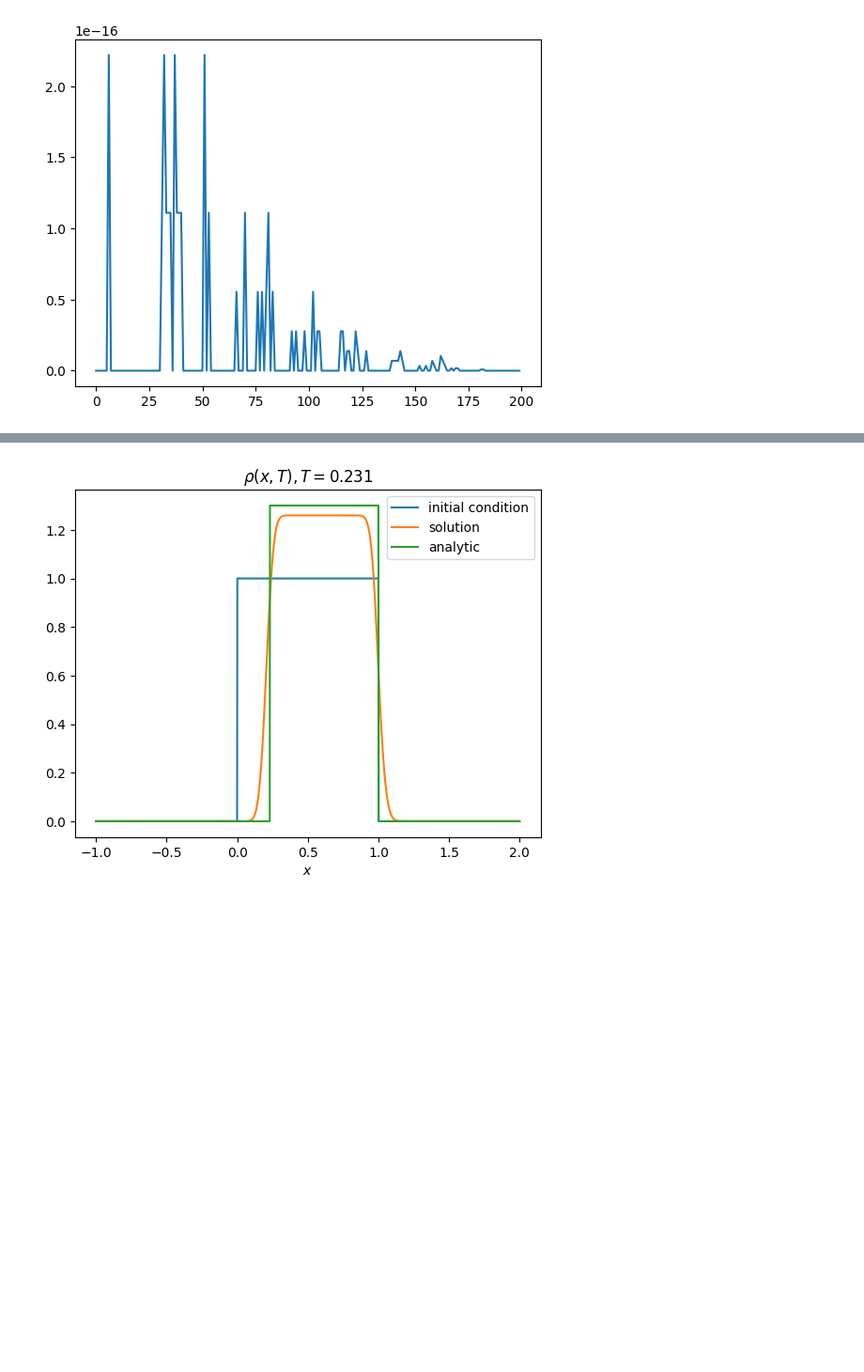
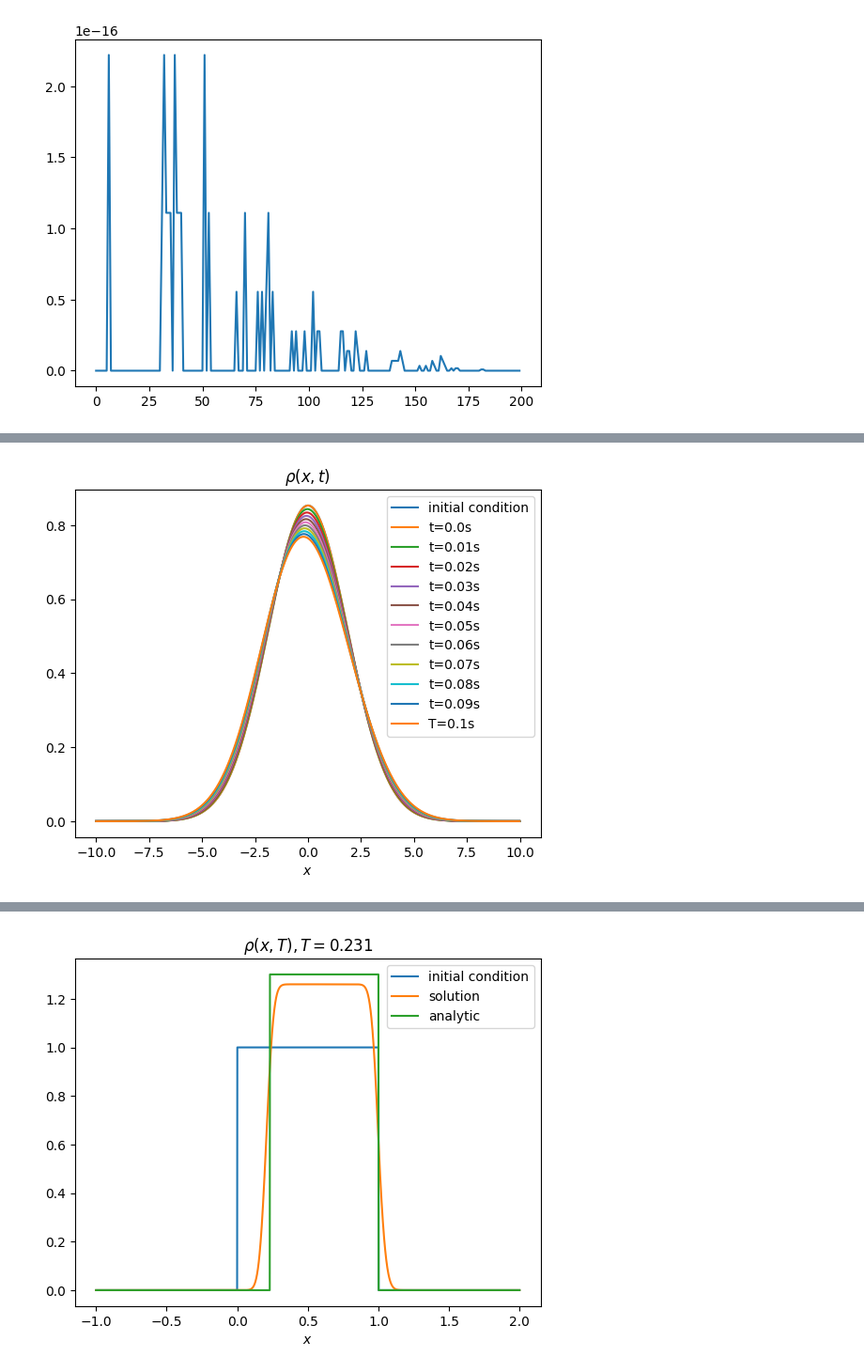
Before and after one commit to chassardmartin/scalar_conservation_laws, a Jupyter notebook: code/lag_euler.ipynb, the cells around one changed output, grey strips where cells are left out. Shown: that part at 94% size. Saved outputs shown, nothing was run; the diff lists cells and outputs as text; code cells hidden in the pictures; blank space fills up the shorter version.

Commit message:
added graphs and the python version corrected

```diff
--- a/code/lag_euler.ipynb
+++ b/code/lag_euler.ipynb
@@ -407,5 +397,5 @@ plt.plot(solver.rho_zero)
 # %%
-T = 0.01
+T = 0.1
 solver.solve(T)
 # %% [output]
 CFL :
@@ -432,0 +428,15 @@ T/dt
+# %%
+plt.plot(solver.x, solver.rho_zero, label='initial condition')
+plt.title(r'$\rho(x,t)$')
+plt.xlabel(r'$x$')
+n_curves = 10
+for i in range(n_curves):
+    element = len(solver.sol) // n_curves
+    index = int(i*element)
+    plt.plot(solver.x, solver.sol[index], label="t={}s".format(round(index*dt, 4)))
+plt.plot(solver.x, solver.sol[-1], label="T={}s".format(T))
+plt.legend()
+
+plt.savefig('../graphs/burgers_N={}_dt={}_T={}_solving_time=23min.png'.format(N, dt, T))
+# %% [output]
+[figure, added]
```
Also changed, not shown: parts of 29 cells of this notebook, 7 other files.
